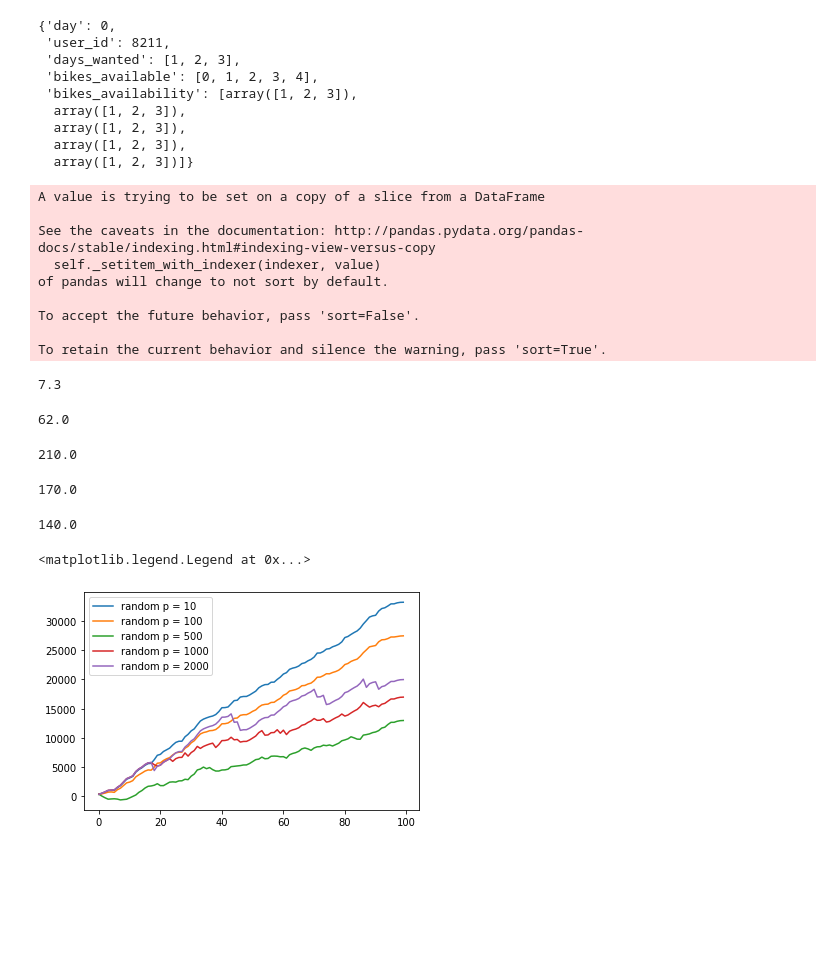
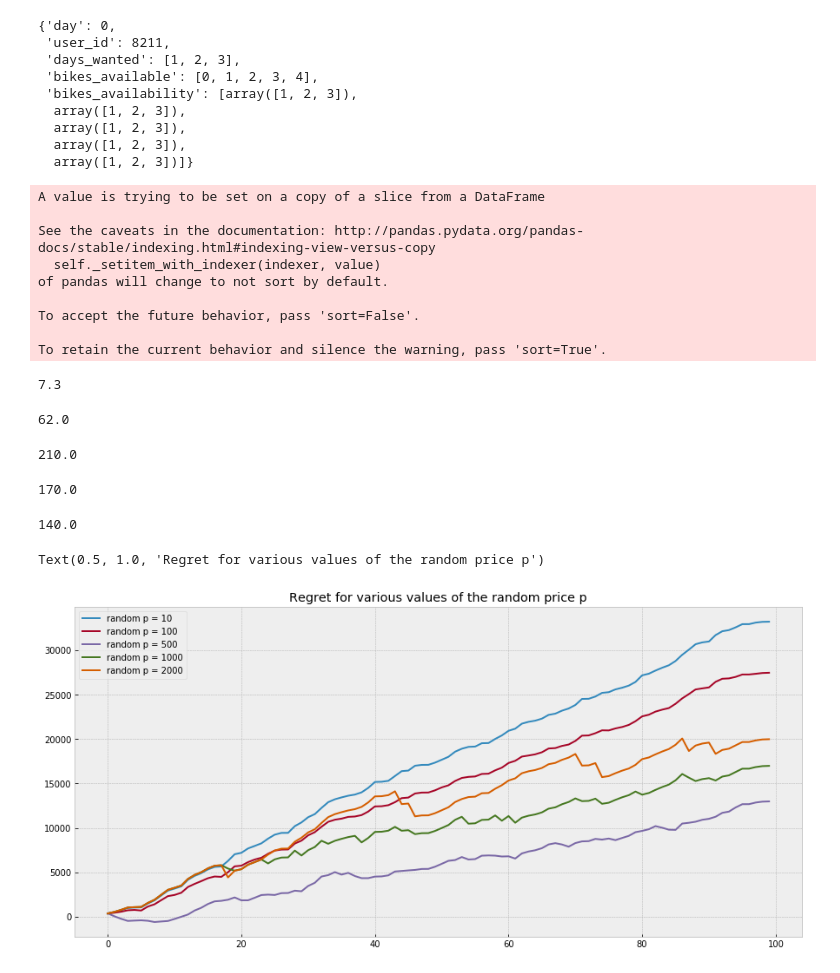
Before and after one commit to Bnoyt/ia316-renting, a Jupyter notebook: environnement.ipynb, the cells around one changed output. Cells and saved outputs as stored; diff of their text form; code cells hidden in the pictures; blank space fills up the shorter version.

```diff
--- a/environnement.ipynb
+++ b/environnement.ipynb
@@ -364,7 +364,8 @@ env.get_context()
   array([1, 2, 3])]}
 # %%
 n_steps = 100
-
+plt.style.use("bmh")
+plt.figure(figsize=(15,7))
 
 params = {
     'experiment_length':365,
@@ -499,32 +500,35 @@ policy = Policy({"list_length":5,"price":2000},3)
 for i in tqdm(range(n_steps)):
     context = env.get_context()
     b,d,p = policy.get_action(context)
     result = env.act(b,d,p)
 
 df = env.get_history()
 
 print(df.reward.mean())
 
 
 regret = df.best_reward.cumsum() - df.reward.cumsum()
 
 plt.plot(regret.values,label="random p = 2000")
 
+
 plt.legend()
+
+plt.title("Regret for various values of the random price p")
 # %% [output]
 A value is trying to be set on a copy of a slice from a DataFrame
 
 See the caveats in the documentation: http://pandas.pydata.org/pandas-docs/stable/indexing.html#indexing-view-versus-copy
   self._setitem_with_indexer(indexer, value)
 of pandas will change to not sort by default.
 
 To accept the future behavior, pass 'sort=False'.
 
 To retain the current behavior and silence the warning, pass 'sort=True'.
 7.3
 62.0
 210.0
 170.0
 140.0
-<matplotlib.legend.Legend at 0x...>
+Text(0.5, 1.0, 'Regret for various values of the random price p')
-[figure, old version]
+[figure, new version]
```
